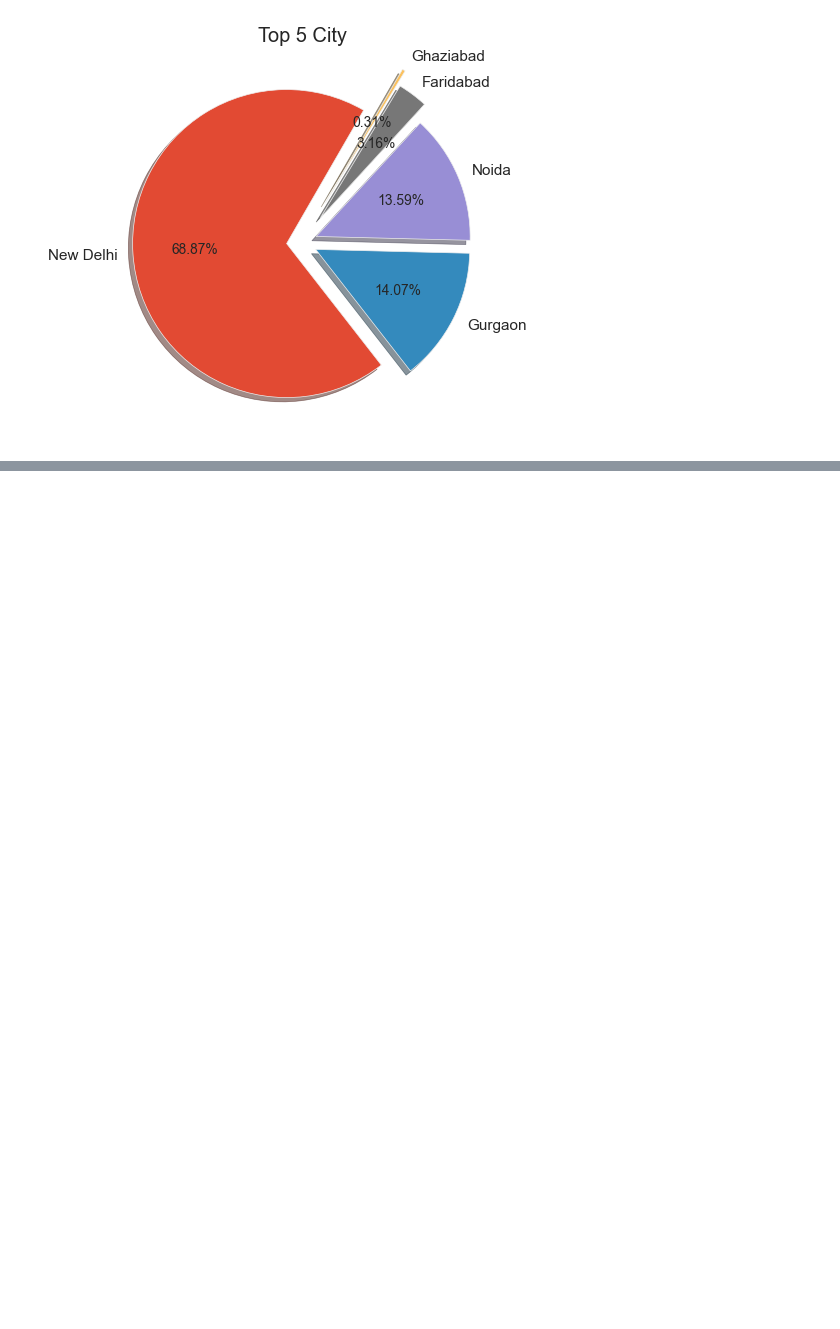
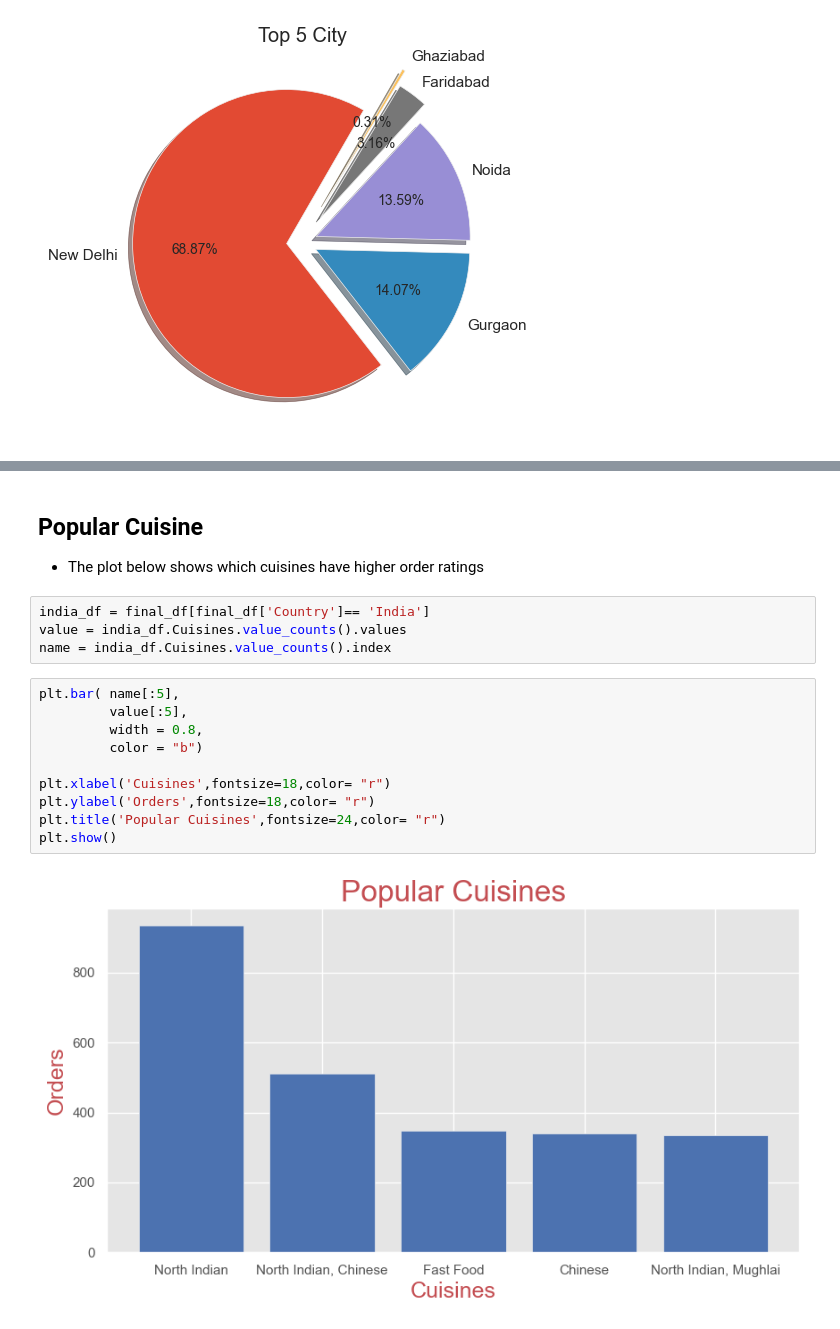
Before and after one commit to roy-tanmay/Zomato-EDA, a Jupyter notebook: zomato.ipynb, the cells around one changed output, grey strips where cells are left out. Cells and saved outputs as stored; diff of their text form; blank space fills up the shorter version.

```diff
--- a/zomato.ipynb
+++ b/zomato.ipynb
@@ -232,0 +247,19 @@ plt.show()
+# %% [markdown]
+## Popular Cuisine
+- The plot below shows which cuisines have higher order ratings
+# %%
+india_df = final_df[final_df['Country']== 'India']
+value = india_df.Cuisines.value_counts().values
+name = india_df.Cuisines.value_counts().index
+# %%
+plt.bar( name[:5],
+         value[:5],
+         width = 0.8,
+         color = "b")
+
+plt.xlabel('Cuisines',fontsize=18,color= "r")
+plt.ylabel('Orders',fontsize=18,color= "r")
+plt.title('Popular Cuisines',fontsize=24,color= "r")
+plt.show()
+# %% [output]
+[figure, added]
```
Also changed, not shown: parts of 20 cells of this notebook.
